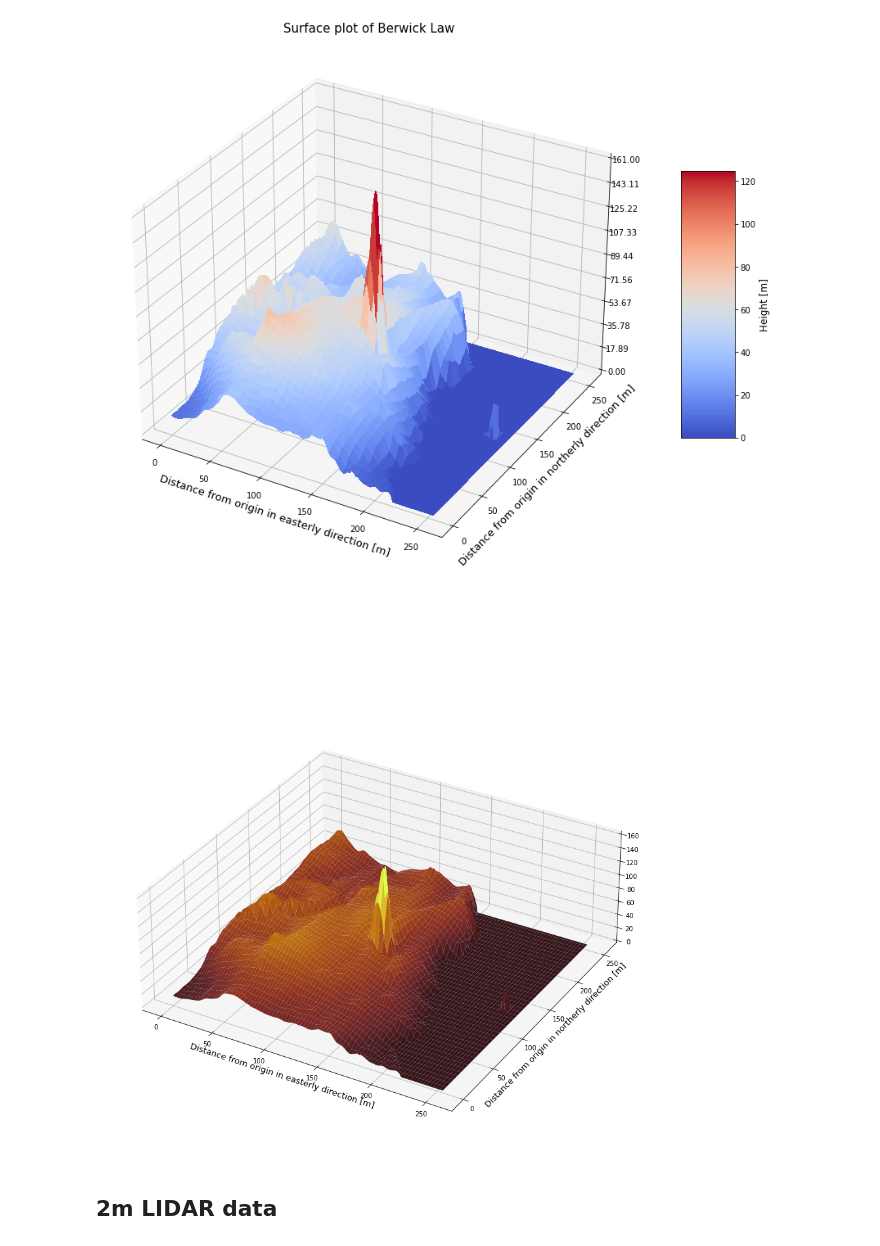
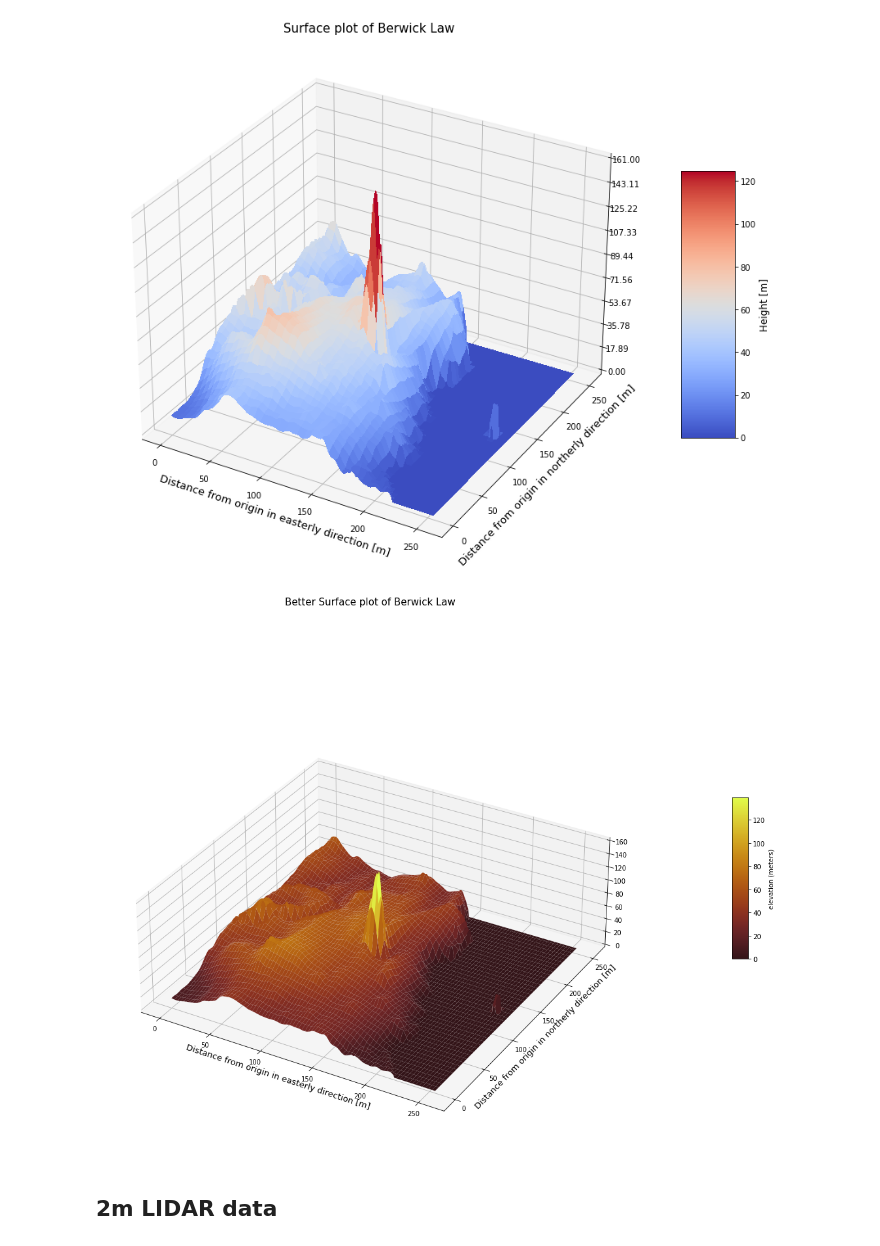
Before and after one commit to dhegedus99/MetGroupProject, a Jupyter notebook: TopographyNotebook.ipynb, the cells around one changed output. Drawn from its saved outputs; the diff is of its cells as text; code cells hidden in the pictures.

```diff
--- a/TopographyNotebook.ipynb
+++ b/TopographyNotebook.ipynb
@@ -130,36 +140,41 @@ plt.show()
 # This plot is more useful
 # Another way of using plot_surface
 
 # Import data
 elevation = np.loadtxt('NorthBerwickLaw.txt')
 fig = plt.figure(figsize=(20, 12))
 ax = fig.gca(projection='3d')
 
 
 # Scaling of the z-axis to make the plot less spiky and more realistic
 ax.get_proj = lambda: np.dot(Axes3D.get_proj(ax), np.diag([1, 1, 0.5, 1]))
 
 # Define meshgrid and make data
 n=len(elevation)
 X = np.arange(0, n, 1)
 Y = np.arange(0, n, 1)
 X, Y = np.meshgrid(X, Y)
 R = np.sqrt(X**2 + Y**2)
 B = elevation[X,Y]
 
 # Plot the surface
-ax.plot_surface(X, Y, B, cmap= cmo.cm.solar, rcount=50, ccount=100)
+SP2=ax.plot_surface(X, Y, B, cmap= cmo.cm.solar, rcount=50, ccount=100)
 #ax.plot_surface(X, Y, B,rcount=50, ccount=100) # without color map
 # deep, topo, balance, amp, turbid, solar
 # I prefer solar or balance or deep
 
-# Set axes labels
+#Set colour bar
+CC=fig.colorbar(SP2, shrink=0.3,aspect=10, pad=0.1)
+CC.ax.set_ylabel('elevation (meters)')
+
+# Set axes labels and title
 ax.set_xlabel("Distance from origin in easterly direction [m]", fontsize = 13)
 ax.set_ylabel("Distance from origin in northerly direction [m]", fontsize = 13)
+ax.set_title('Better Surface plot of Berwick Law', fontsize = 15)
 
 fig.tight_layout()
 # %% [output]
-[figure, old version]
+[figure, new version]
 # %% [markdown]
 ## 2m LIDAR data
 # %%
```
Also changed, not shown: parts of 4 cells of this notebook.
